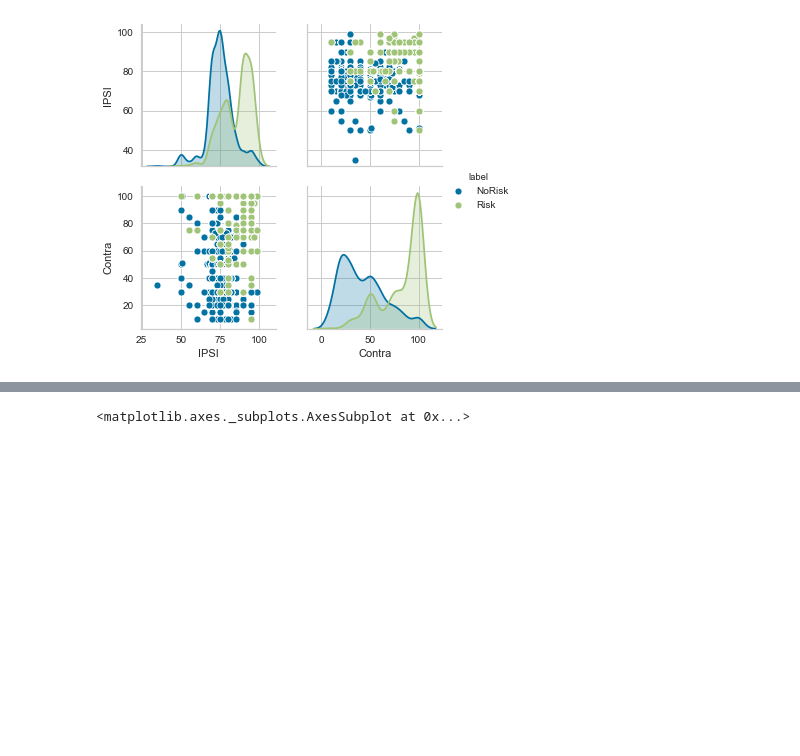
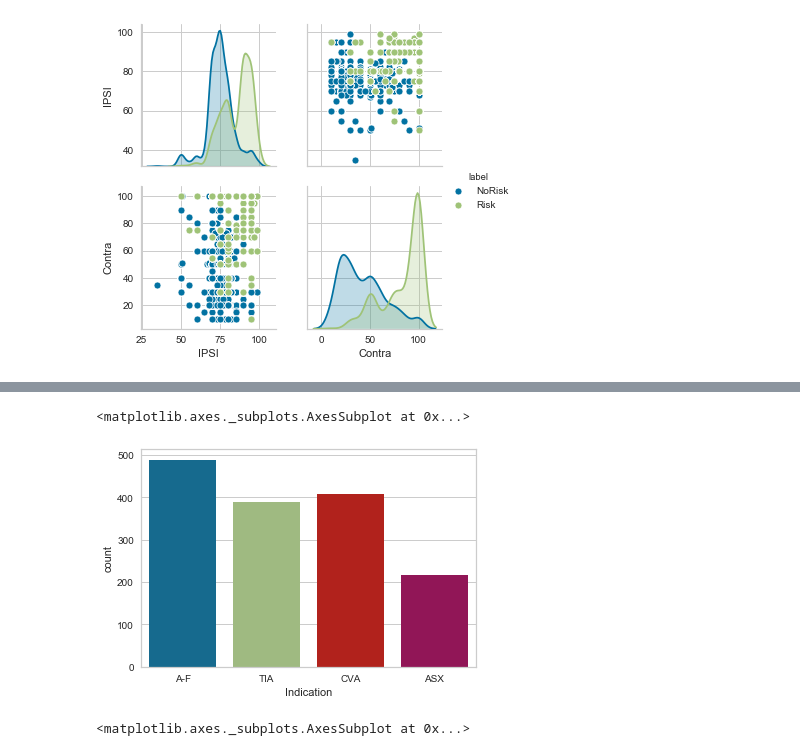
Before and after one commit to AntonyLeons/Data-Mining-ACW, a Jupyter notebook: Legacy_Data.ipynb, the cells around one changed output, grey strips where cells are left out. Drawn from its saved outputs; the diff is of its cells as text; code cells hidden in the pictures; blank space fills up the shorter version.

```diff
--- a/Legacy_Data.ipynb
+++ b/Legacy_Data.ipynb
@@ -296,3 +301,8 @@ plt.show()
+# %%
+sns.countplot(class_data['Indication'],Label='count')
+# %% [output]
+<matplotlib.axes._subplots.AxesSubplot at 0x...>
+[figure, added]
 # %%
 sns.countplot(class_data['label'],Label='count')
 # %% [output]
```
Also changed, not shown: parts of 43 cells of this notebook, 4 other files.
